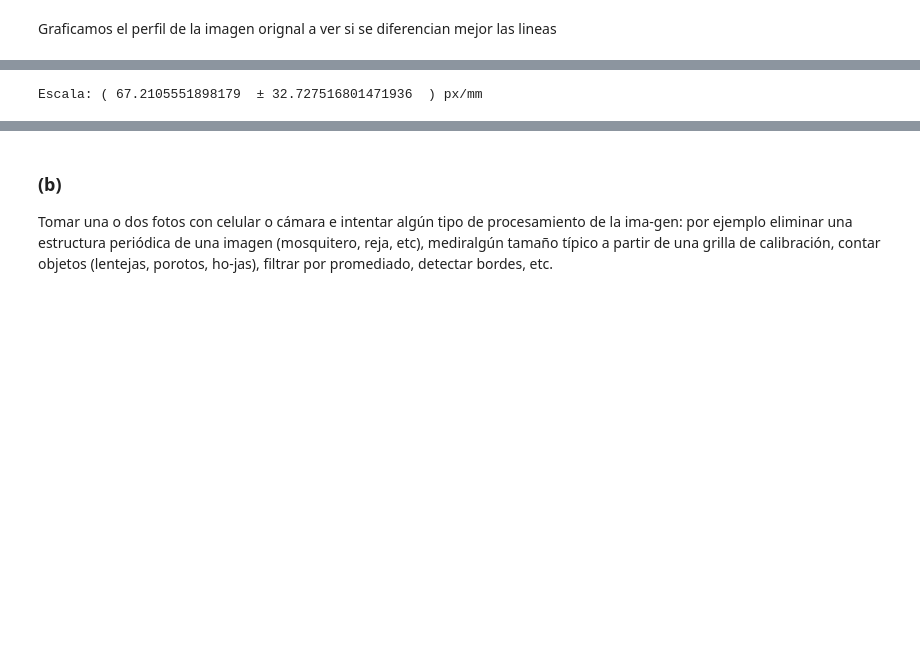
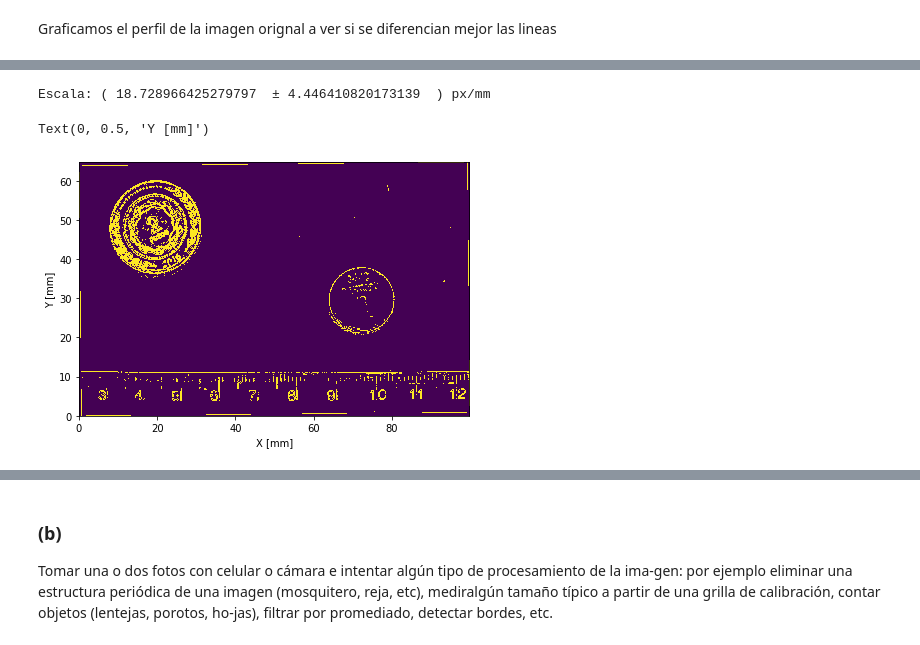
Before and after one commit to LunaKadysz/Laboratorio-4, a Jupyter notebook: Practica1/Practic1.ipynb, the cells around one changed output, grey strips where cells are left out. Cells and saved outputs as stored; diff of their text form; code cells hidden in the pictures; blank space fills up the shorter version.

```diff
--- a/Practica1/Practic1.ipynb
+++ b/Practica1/Practic1.ipynb
@@ -92,9 +95,32 @@ x = np.array(plt.ginput(8))[:,0]
 diff_x = np.diff(x)
 
 # Promedio de los valores
-escala       = np.mean( diff_x )
+escala = np.mean( diff_x )/5 #son los valores de pixeles cada 5mm
 escala_error = np.std(  diff_x )
 
 print(f'Escala: ( {escala}  ± {escala_error}  ) px/mm')
 # %% [output]
-Escala: ( 67.2105551898179  ± 32.727516801471936  ) px/mm
+Escala: ( 18.728966425279797  ± 4.446410820173139  ) px/mm
+# %%
+%matplotlib inline
+#Seleccionamos los índices donde img_rotada tiene un valor mayor a 55
+indices_mayores_a_55 = (R2 > 55)
+
+# Creamos una imagen del mismo tamaño pero vacía
+img_binarizada       = np.zeros( R2.shape )
+
+# Ponemos 1 en los lugares donde img_rotada era mayor a 55
+img_binarizada[indices_mayores_a_55  ] = 1
+
+eje_y = np.arange(  R2.shape[0] ) / escala
+eje_x = np.arange(  R2.shape[1] ) / escala
+
+
+plt.figure(figsize = (7,6))
+plt.imshow(  img_binarizada, extent=[ eje_x.min(), eje_x.max(), eje_y.min(), eje_y.max()]  )
+
+plt.xlabel('X [mm]')
+plt.ylabel('Y [mm]')
+# %% [output]
+Text(0, 0.5, 'Y [mm]')
+[figure, added]
```
Also changed, not shown: parts of 10 cells of this notebook.
